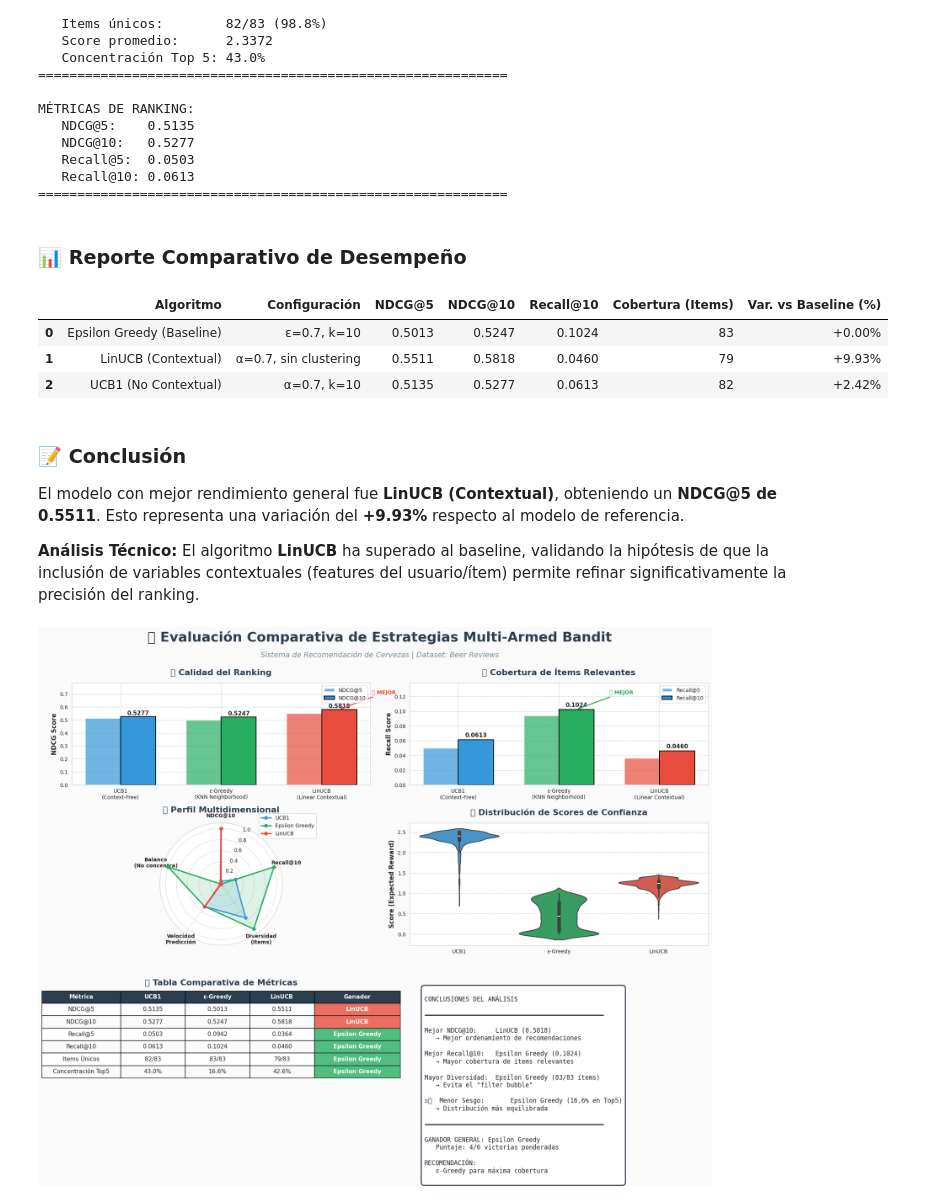
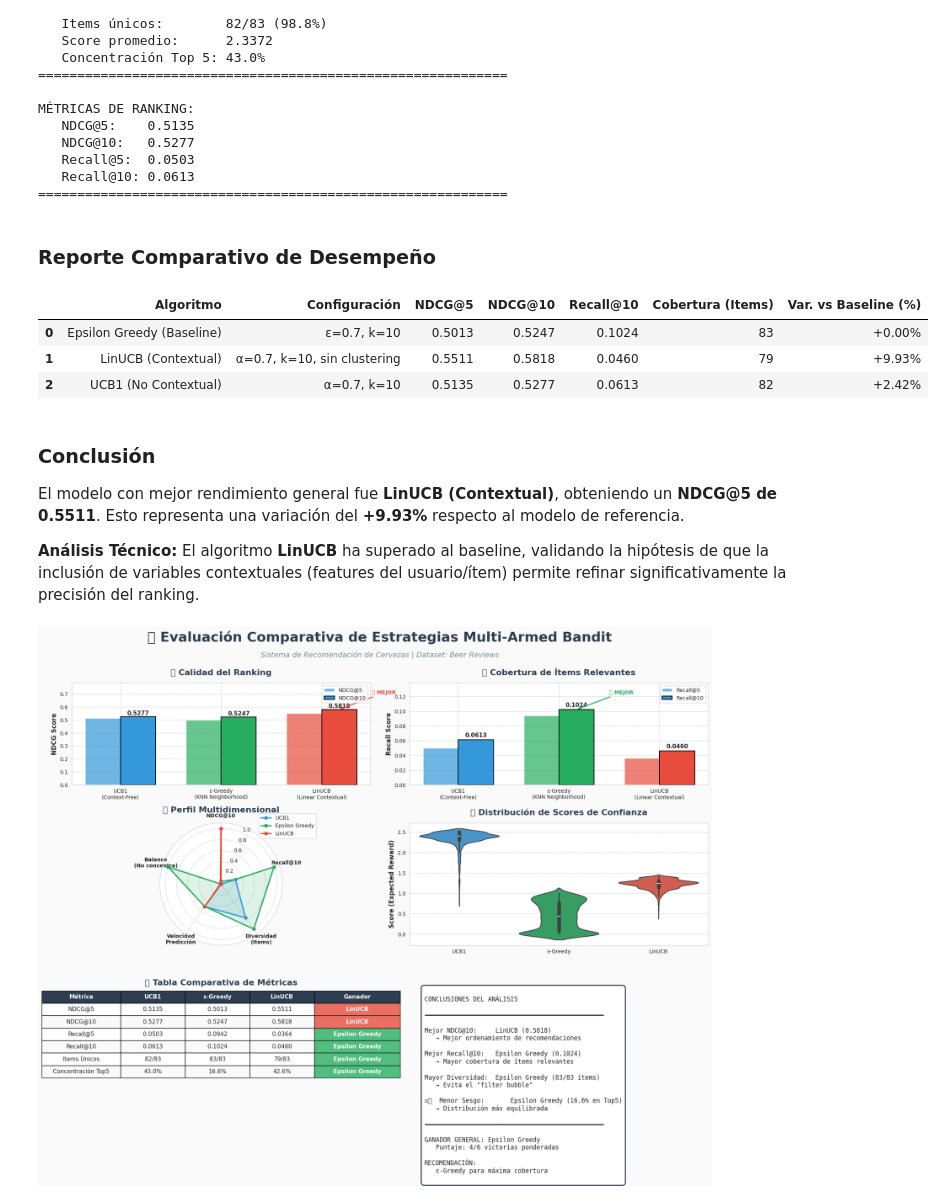
Before and after one commit to jrebull/ChileSistemasRecomendacion, a Jupyter notebook: JavierRebull_7_practico_mab_vEntregav2.ipynb, the cells around one changed output. Saved outputs shown, nothing was run; the diff lists cells and outputs as text; code cells hidden in the pictures.

```diff
--- a/JavierRebull_7_practico_mab_vEntregav2.ipynb
+++ b/JavierRebull_7_practico_mab_vEntregav2.ipynb
@@ -1390,7 +1390,7 @@ data = [
     },
     {
         'Algoritmo': 'LinUCB (Contextual)',
-        'Configuración': f'α={ALPHA_LINUCB}, sin clustering',
+        'Configuración': f'α={ALPHA_LINUCB}, k={K_NEIGHBORS}, sin clustering',
         'NDCG@5': ndcg5_linucb,
         'NDCG@10': ndcg10_linucb,
         'Recall@10': r10_linucb,
@@ -1414,7 +1414,7 @@ df_reporte['Var. vs Baseline (%)'] = ((df_reporte['NDCG@5'] - baseline_score) /
 
 # 3. PRESENTACIÓN DE RESULTADOS
 # -----------------------------------------------------------------------------
-display(Markdown("### 📊 Reporte Comparativo de Desempeño"))
+display(Markdown("### Reporte Comparativo de Desempeño"))
 
 # Estilo profesional
 styler = df_reporte.style.format({
@@ -1442,39 +1442,39 @@ if best_model['Algoritmo'].startswith('UCB1'):
         "superando al baseline mediante una estrategia de exploración basada en la incertidumbre. "
         "Esto sugiere que, para este conjunto de datos, optimizar el balance exploración-explotación "
         "global es más efectivo que la personalización lineal intentada por LinUCB."
     )
 elif best_model['Algoritmo'].startswith('LinUCB'):
     analisis = (
         "El algoritmo **LinUCB** ha superado al baseline, validando la hipótesis de que la inclusión "
         "de variables contextuales (features del usuario/ítem) permite refinar significativamente "
         "la precisión del ranking."
     )
 else:
     analisis = (
         "Ninguno de los modelos propuestos logró superar el desempeño del **Epsilon Greedy**. "
         "Esto puede indicar que las características contextuales no poseen suficiente poder predictivo "
         "lineal o que los hiperparámetros requieren un ajuste más fino."
     )
 
 conclusiones = f"""
-### 📝 Conclusión
+### Conclusión
 
 El modelo con mejor rendimiento general fue **{best_model['Algoritmo']}**, obteniendo un **NDCG@5 de {best_model['NDCG@5']:.4f}**.
 Esto representa una variación del **{mejora:+.2f}%** respecto al modelo de referencia.
 
 **Análisis Técnico:**
 {analisis}
 """
 
 display(Markdown(conclusiones))
 # %% [output]
-### 📊 Reporte Comparativo de Desempeño
+### Reporte Comparativo de Desempeño
 |  | Algoritmo | Configuración | NDCG@5 | NDCG@10 | Recall@10 | Cobertura (Items) | Var. vs Baseline (%) |
 | 0 | Epsilon Greedy (Baseline) | ε=0.7, k=10 | 0.5013 | 0.5247 | 0.1024 | 83 | +0.00% |
-| 1 | LinUCB (Contextual) | α=0.7, sin clustering | 0.5511 | 0.5818 | 0.0460 | 79 | +9.93% |
+| 1 | LinUCB (Contextual) | α=0.7, k=10, sin clustering | 0.5511 | 0.5818 | 0.0460 | 79 | +9.93% |
 | 2 | UCB1 (No Contextual) | α=0.7, k=10 | 0.5135 | 0.5277 | 0.0613 | 82 | +2.42% |
 
-### 📝 Conclusión
+### Conclusión
 
 El modelo con mejor rendimiento general fue **LinUCB (Contextual)**, obteniendo un **NDCG@5 de 0.5511**.
 Esto representa una variación del **+9.93%** respecto al modelo de referencia.
```
Also changed, not shown: parts of 3 cells of this notebook.
